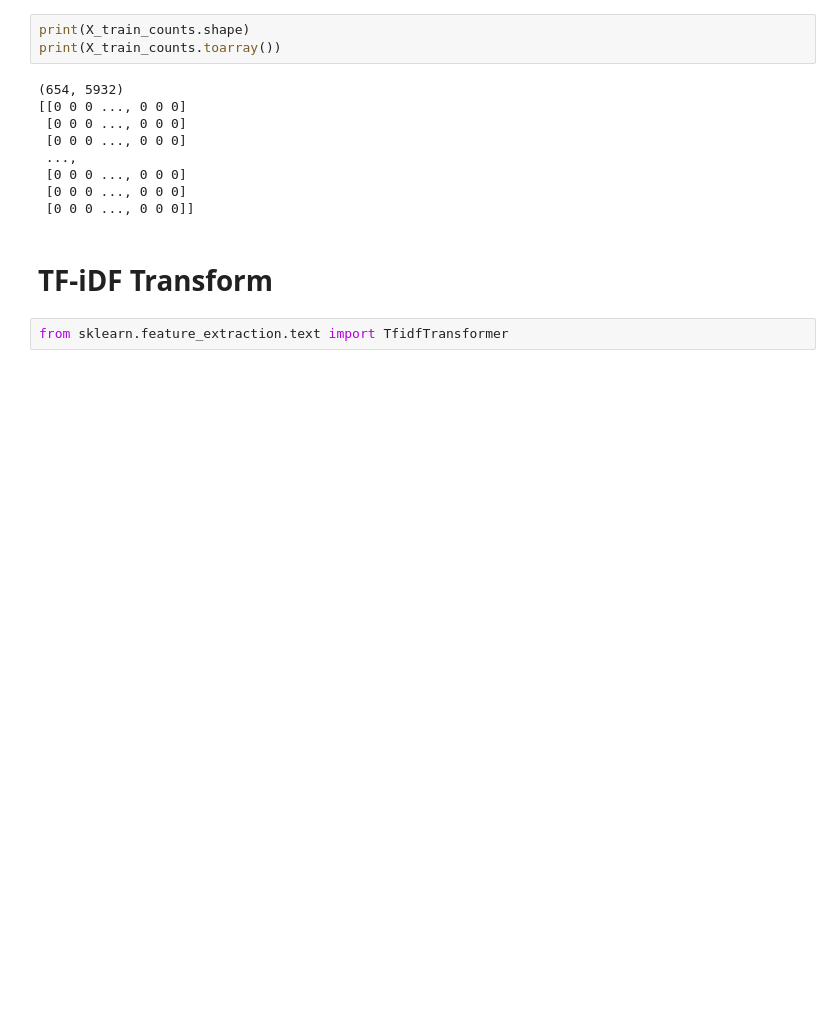
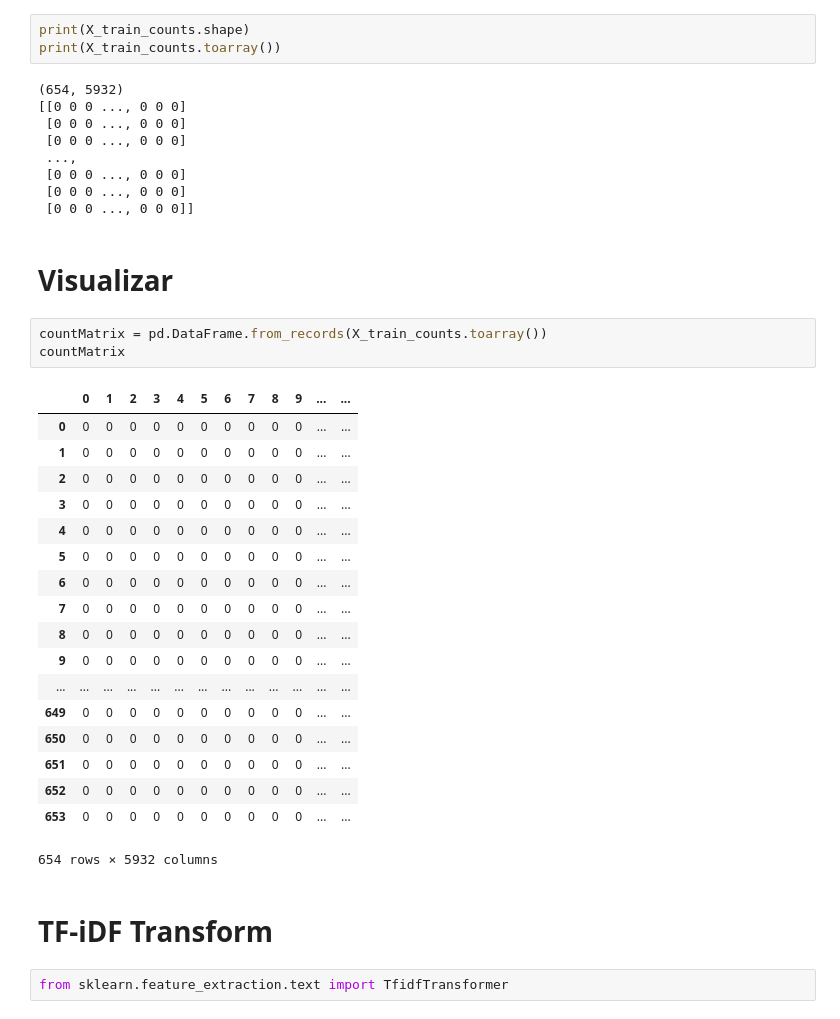
Before and after one commit to gabrieldelaparra/pat-tarea3, a Jupyter notebook: tarea3.ipynb, the cells around one changed output. Drawn from its saved outputs; the diff is of its cells as text; blank space fills up the shorter version.

Commit message:
visualize sparse matrix as pandas df

```diff
--- a/tarea3.ipynb
+++ b/tarea3.ipynb
@@ -686,6 +686,30 @@ print(X_train_counts.toarray())
  [0 0 0 ..., 0 0 0]
  [0 0 0 ..., 0 0 0]
  [0 0 0 ..., 0 0 0]]
+# %% [markdown]
+# Visualizar
+# %%
+countMatrix = pd.DataFrame.from_records(X_train_counts.toarray())
+countMatrix
+# %% [output]
+|  | 0 | 1 | 2 | 3 | 4 | 5 | 6 | 7 | 8 | 9 | ... | ... |
+| 0 | 0 | 0 | 0 | 0 | 0 | 0 | 0 | 0 | 0 | 0 | ... | ... |
+| 1 | 0 | 0 | 0 | 0 | 0 | 0 | 0 | 0 | 0 | 0 | ... | ... |
+| 2 | 0 | 0 | 0 | 0 | 0 | 0 | 0 | 0 | 0 | 0 | ... | ... |
+| 3 | 0 | 0 | 0 | 0 | 0 | 0 | 0 | 0 | 0 | 0 | ... | ... |
+| 4 | 0 | 0 | 0 | 0 | 0 | 0 | 0 | 0 | 0 | 0 | ... | ... |
+| 5 | 0 | 0 | 0 | 0 | 0 | 0 | 0 | 0 | 0 | 0 | ... | ... |
+| 6 | 0 | 0 | 0 | 0 | 0 | 0 | 0 | 0 | 0 | 0 | ... | ... |
+| 7 | 0 | 0 | 0 | 0 | 0 | 0 | 0 | 0 | 0 | 0 | ... | ... |
+| 8 | 0 | 0 | 0 | 0 | 0 | 0 | 0 | 0 | 0 | 0 | ... | ... |
+| 9 | 0 | 0 | 0 | 0 | 0 | 0 | 0 | 0 | 0 | 0 | ... | ... |
+| ... | ... | ... | ... | ... | ... | ... | ... | ... | ... | ... | ... | ... |
+| 649 | 0 | 0 | 0 | 0 | 0 | 0 | 0 | 0 | 0 | 0 | ... | ... |
+| 650 | 0 | 0 | 0 | 0 | 0 | 0 | 0 | 0 | 0 | 0 | ... | ... |
+| 651 | 0 | 0 | 0 | 0 | 0 | 0 | 0 | 0 | 0 | 0 | ... | ... |
+| 652 | 0 | 0 | 0 | 0 | 0 | 0 | 0 | 0 | 0 | 0 | ... | ... |
+| 653 | 0 | 0 | 0 | 0 | 0 | 0 | 0 | 0 | 0 | 0 | ... | ... |
+654 rows × 5932 columns
 # %% [markdown]
 # TF-iDF Transform
 # %%
```
Also changed, not shown: parts of 5 cells of this notebook.
